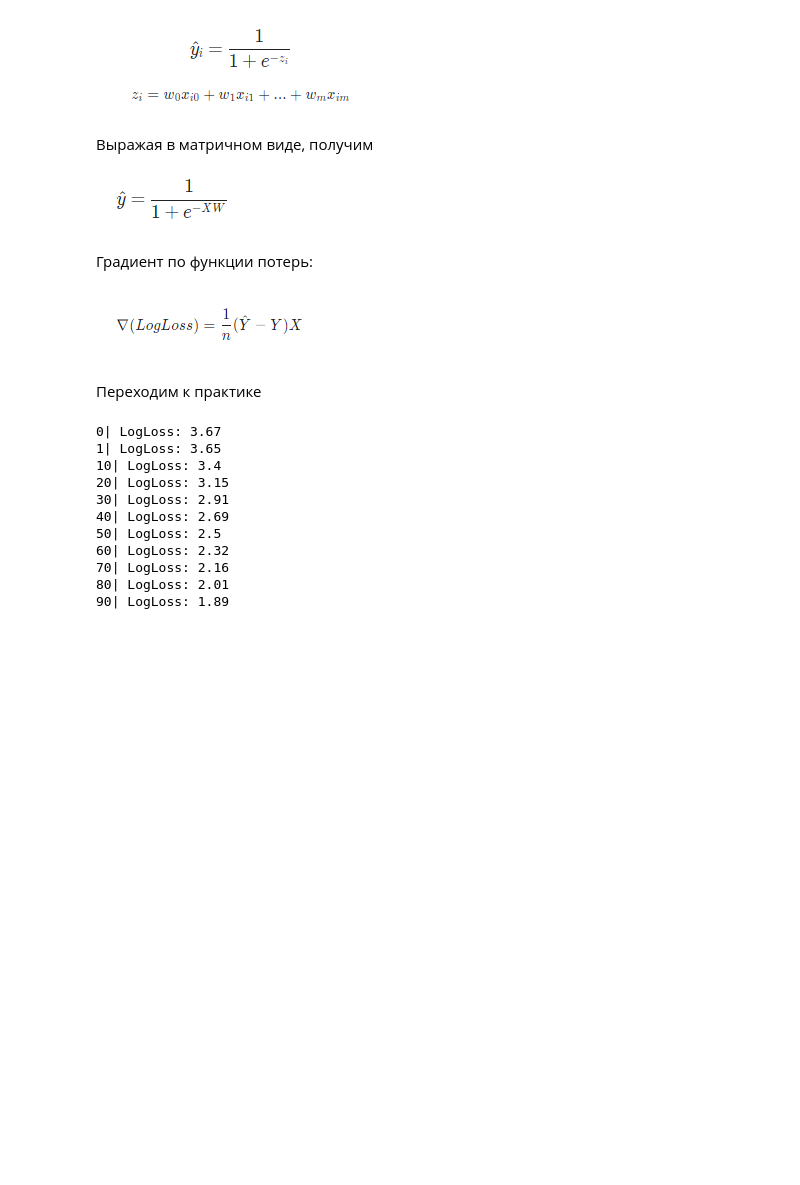
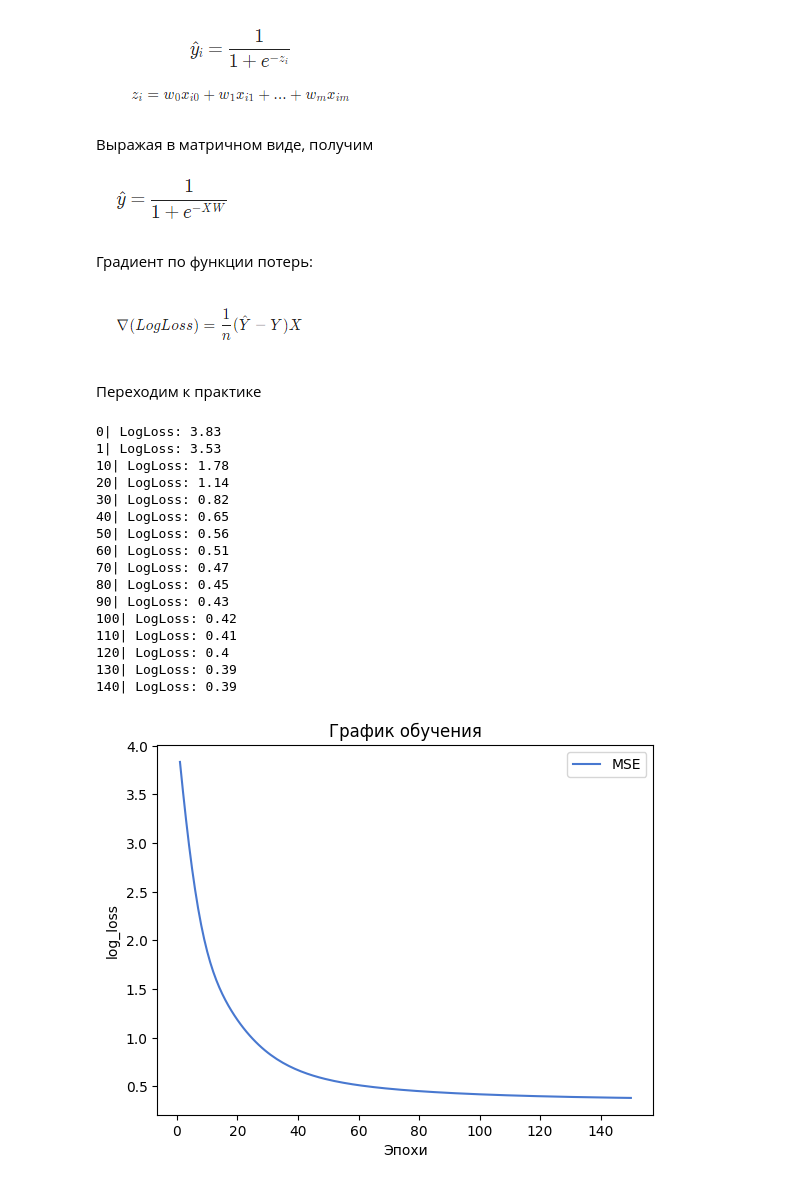
Before and after one commit to ibatuloff/MyStudies, a Jupyter notebook: STEPIK. Алгоритмы ML/логистическая регрессия.ipynb, the cells around one changed output. Drawn from its saved outputs; the diff is of its cells as text; code cells hidden in the pictures; blank space fills up the shorter version.

```diff
--- a/STEPIK. Алгоритмы ML/логистическая регрессия.ipynb
+++ b/STEPIK. Алгоритмы ML/логистическая регрессия.ipynb
@@ -38,17 +38,31 @@ import pandas as pd
 import random
 import math
 from sklearn.datasets import make_classification
+from sklearn.model_selection import train_test_split
+import matplotlib.pyplot as plt
+import sklearn.metrics as skm
+from sklearn.metrics import  roc_curve
 
 X, y = make_classification(n_samples=1000, n_features=14, n_informative=10, random_state=42)
 X = pd.DataFrame(X)
 y = pd.Series(y)
-X.columns = [f'col_{col}' for col in X.columns]
+X_train, X_test, y_train, y_test = train_test_split(X, y, test_size=0.2, random_state=42)
 # %%
 class MyLogReg():
     def __init__(self, n_iter=10, learning_rate=0.1, weights=None):
         self.n_iter = n_iter
         self.learning_rate = learning_rate
         self.weights = weights
+
+    def predict_proba(self, X):
+        X = X.copy()
+        X.insert(0, "bias", 1)
+        return 1 / (1 + np.exp(-X @ self.weights))
+
+    def predict(self, X):
+        X = X.copy()
+        X.insert(0, "bias", 1)
+        return np.where((1 / (1 + np.exp(-X @ self.weights))) > 0.5, 1, 0)
 
     def fit(self, X, y, verbose=False):
         X = X.copy()
@@ -57,14 +71,18 @@ class MyLogReg():
         if self.weights is None:
             self.weights = np.ones(X.shape[1])
 
+        error_hist = []
+
         for epoch in range(self.n_iter):
             y_pred = 1 / (1 + np.exp(-X @ self.weights))
             self.weights -= self.learning_rate * self.get_grad(X, y, y_pred)
 
             log_loss = self.get_log_loss(y, y_pred)
+            error_hist.append(log_loss)
 
             if verbose and (epoch == 1) | (epoch % verbose == 0):
                 print(f'{epoch}| LogLoss: {np.round(log_loss, 2)}')
+        return error_hist
 
     def get_grad(self, X, y, y_pred):
         return ((y_pred - y) @ X) / len(y_pred)
@@ -80,18 +98,35 @@ class MyLogReg():
 
     def get_coef(self):
         return self.weights[1:]
-# %%
-logreg = MyLogReg(n_iter=100, learning_rate=0.01)
-logreg.fit(X, y, 10)
-# %% [output]
-0| LogLoss: 3.67
-1| LogLoss: 3.65
-10| LogLoss: 3.4
-20| LogLoss: 3.15
-30| LogLoss: 2.91
-40| LogLoss: 2.69
-50| LogLoss: 2.5
-60| LogLoss: 2.32
-70| LogLoss: 2.16
-80| LogLoss: 2.01
-90| LogLoss: 1.89
+# %%
+logreg = MyLogReg(n_iter=150, learning_rate=0.1)
+history = logreg.fit(X_train, y_train, 10)
+
+epochs = range(1, len(history) + 1)
+
+plt.plot(epochs, history, 'b', label='MSE')
+plt.title('График обучения')
+plt.xlabel('Эпохи')
+plt.ylabel('log_loss')
+plt.legend()
+
+# Отобразите график.
+plt.show()
+# %% [output]
+0| LogLoss: 3.83
+1| LogLoss: 3.53
+10| LogLoss: 1.78
+20| LogLoss: 1.14
+30| LogLoss: 0.82
+40| LogLoss: 0.65
+50| LogLoss: 0.56
+60| LogLoss: 0.51
+70| LogLoss: 0.47
+80| LogLoss: 0.45
+90| LogLoss: 0.43
+100| LogLoss: 0.42
+110| LogLoss: 0.41
+120| LogLoss: 0.4
+130| LogLoss: 0.39
+140| LogLoss: 0.39
+[figure, added]
```
Also changed, not shown: parts of 3 cells of this notebook, 1 other file.
